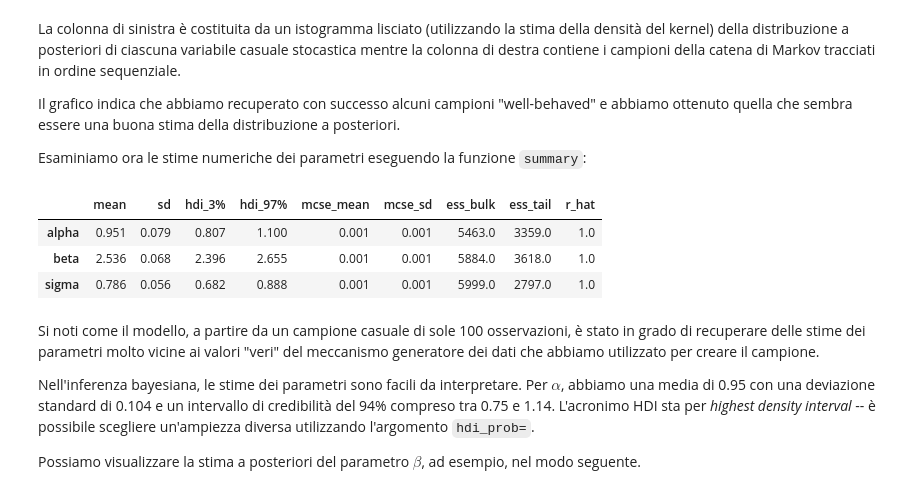
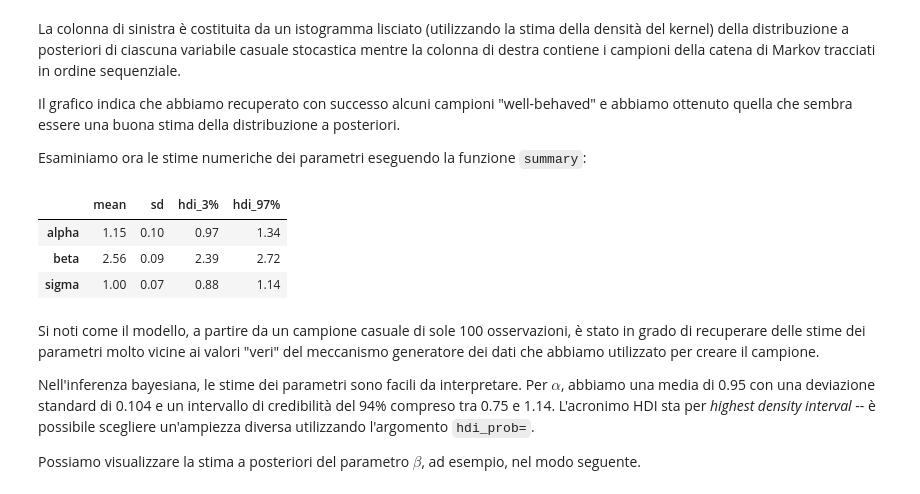
Before and after one commit to ccaudek/ds4psy_2023, a Jupyter notebook: 410_reglin_3.ipynb, the cells around one changed output. Drawn from its saved outputs; the diff is of its cells as text; code cells hidden in the pictures.

```diff
--- a/410_reglin_3.ipynb
+++ b/410_reglin_3.ipynb
@@ -65,3 +55,10 @@ rng = np.random.default_rng(SEED)
+# %%
+%config InlineBackend.figure_format = 'retina'
+# Initialize random number generator
+RANDOM_SEED = 8927
+rng = np.random.default_rng(RANDOM_SEED)
+az.style.use("arviz-darkgrid")
+sns.set_palette("colorblind")
 # %% [markdown]
 ## Generare i dati
 
@@ -80,5 +77,5 @@ X = np.random.randn(size)
 # Simulate outcome variable
 Y = alpha + beta * X + rng.normal(size=size) * sigma
 
-#True regression line
-true_regression_line = alpha + beta * X
+df = pd.DataFrame({"x": X, "y": Y})
+df.head()
@@ -110,16 +109,16 @@ $$
 
 Ora definiamo il modello e otteniamo un campione casuale dalla distribuzione a posteriori dei parametri.
 # %%
-with Model() as model:  # model specifications in PyMC are wrapped in a with-statement
+with Model() as model:
 
     # Define priors
     alpha = Normal("alpha", mu=0, sigma=10)
     beta = Normal("beta", mu=0, sigma=10)
     sigma = HalfNormal("sigma", sigma=1)
     # Expected value of outcome
-    mu = alpha + beta * X
+    mu = alpha + beta * df["x"]
     # Likelihood of observations
-    Y_obs = pm.Normal("Y_obs", mu=mu, sigma=sigma, observed=Y)
+    Y_obs = pm.Normal("Y_obs", mu=mu, sigma=sigma, observed=df["y"])
     idata = pm.sample()
 # %% [output]
 Auto-assigning NUTS sampler...
@@ -179,12 +178,12 @@ Il grafico indica che abbiamo recuperato con successo alcuni campioni "well-beha
 
 Esaminiamo ora le stime numeriche dei parametri eseguendo la funzione `summary`:
 # %%
-az.summary(idata)
+az.summary(idata, kind="stats", round_to=2)
 # %% [output]
-|  | mean | sd | hdi_3% | hdi_97% | mcse_mean | mcse_sd | ess_bulk | ess_tail | r_hat |
-| alpha | 0.951 | 0.079 | 0.807 | 1.100 | 0.001 | 0.001 | 5463.0 | 3359.0 | 1.0 |
-| beta | 2.536 | 0.068 | 2.396 | 2.655 | 0.001 | 0.001 | 5884.0 | 3618.0 | 1.0 |
-| sigma | 0.786 | 0.056 | 0.682 | 0.888 | 0.001 | 0.001 | 5999.0 | 2797.0 | 1.0 |
+|  | mean | sd | hdi_3% | hdi_97% |
+| alpha | 1.15 | 0.10 | 0.97 | 1.34 |
+| beta | 2.56 | 0.09 | 2.39 | 2.72 |
+| sigma | 1.00 | 0.07 | 0.88 | 1.14 |
 # %% [markdown]
 Si noti come il modello, a partire da un campione casuale di sole 100 osservazioni, è stato in grado di recuperare delle stime dei parametri molto vicine ai valori "veri" del meccanismo generatore dei dati che abbiamo utilizzato per creare il campione.
 
```
Also changed, not shown: parts of 19 cells of this notebook, 1 other file.
